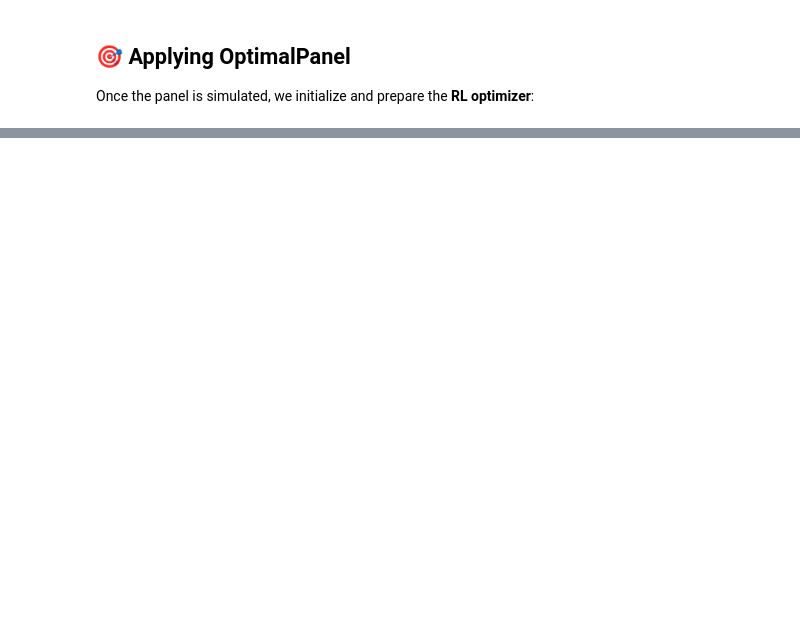
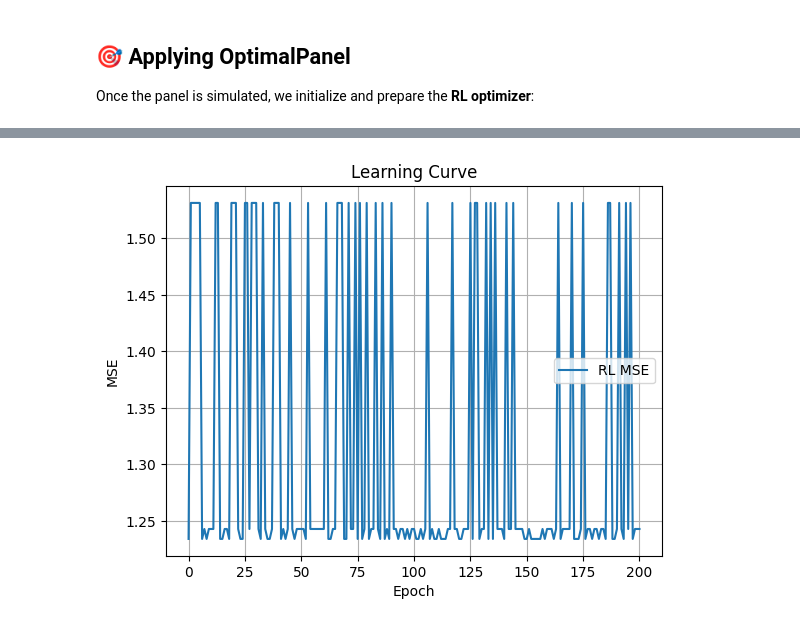
Before and after one commit to RenatoVassallo/OptimalPanel, a Jupyter notebook: notebooks/Tutorial_Simulation.ipynb, the cells around one changed output, grey strips where cells are left out. Drawn from its saved outputs; the diff is of its cells as text; code cells hidden in the pictures; blank space fills up the shorter version.

```diff
--- a/notebooks/Tutorial_Simulation.ipynb
+++ b/notebooks/Tutorial_Simulation.ipynb
@@ -195,0 +259,4 @@ rl.plot_donor_probs(top_n=2)
+# %%
+rl.plot_learning_curve()
+# %% [output]
+[figure, added]
```
Also changed, not shown: parts of 10 cells of this notebook, 2 other files.
